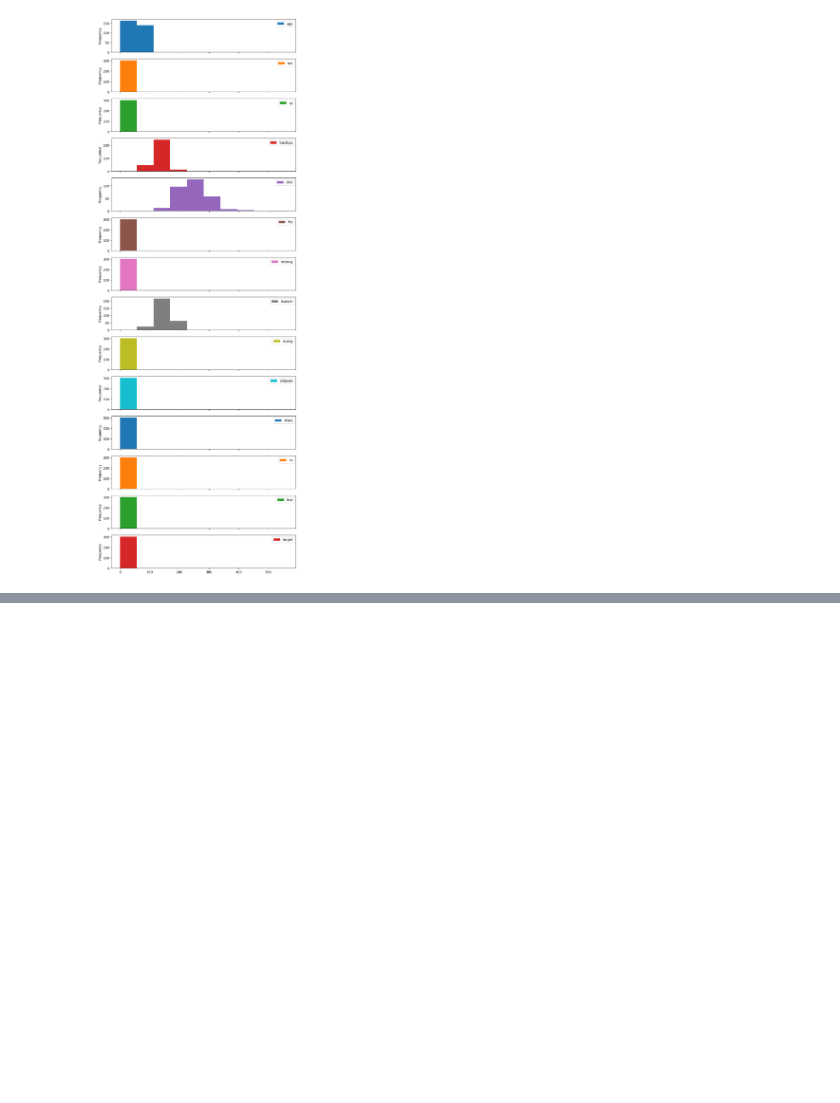
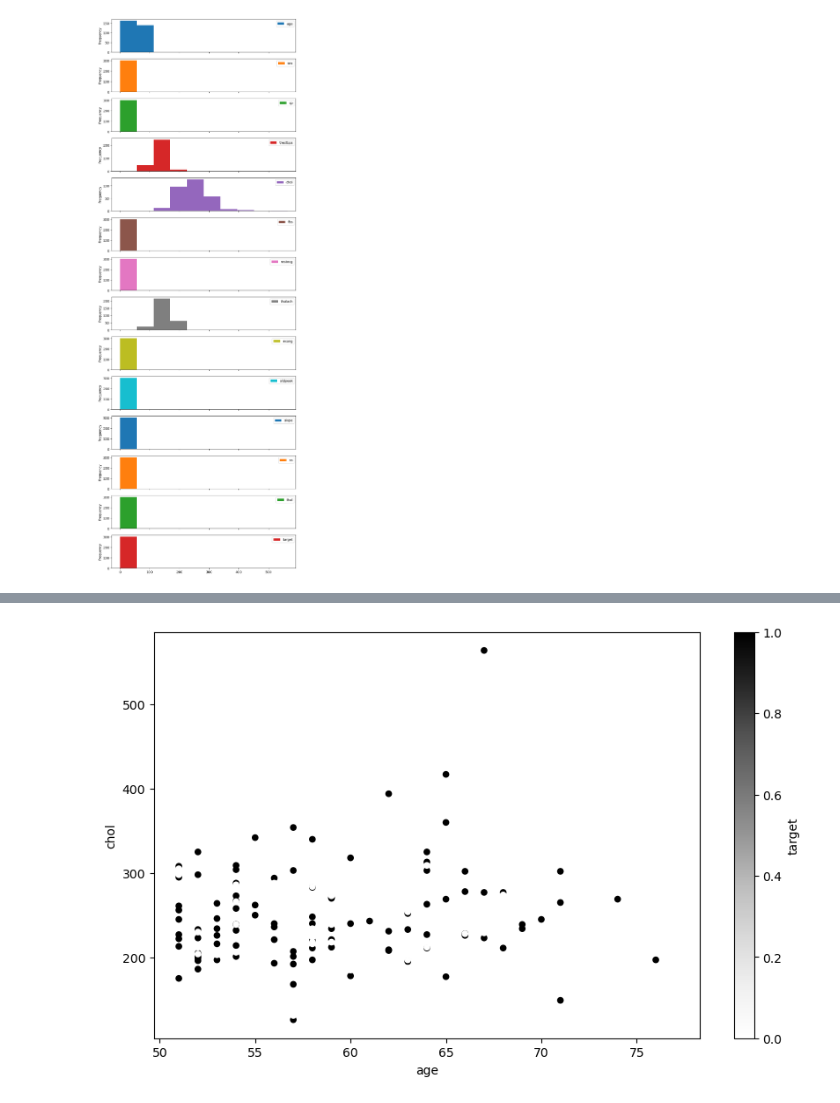
Before and after one commit to kunalprakash1309/Basic-machine-learning, a Jupyter notebook: 03-matplotlib/introduction-to-matplotlib.ipynb, the cells around one changed output, grey strips where cells are left out. Drawn from its saved outputs; the diff is of its cells as text; code cells hidden in the pictures; blank space fills up the shorter version.

Commit message:
Customize graph using Object oriented concept of matplotlib

```diff
--- a/03-matplotlib/introduction-to-matplotlib.ipynb
+++ b/03-matplotlib/introduction-to-matplotlib.ipynb
@@ -460,0 +464,4 @@ heart_disease.plot.hist(figsize=(10,30), subplots=True);
+# %%
+# Filter out the data on patients over 50
+over_50 = heart_disease[heart_disease["age"] > 50]
+over_50
@@ -460,0 +482,11 @@ heart_disease.plot.hist(figsize=(10,30), subplots=True);
+# %%
+# scatter plot the relation between x and y i.e (x,y)
+# and c categorize the target data. here target contains only 0 & 1.
+# i.e why only black and white color are used
+over_50.plot(kind='scatter',
+            x='age',
+            y='chol',
+            c='target',
+            figsize=(10,6));
+# %% [output]
+[figure, added]
```
Also changed, not shown: parts of 44 cells of this notebook, 1 other file.
